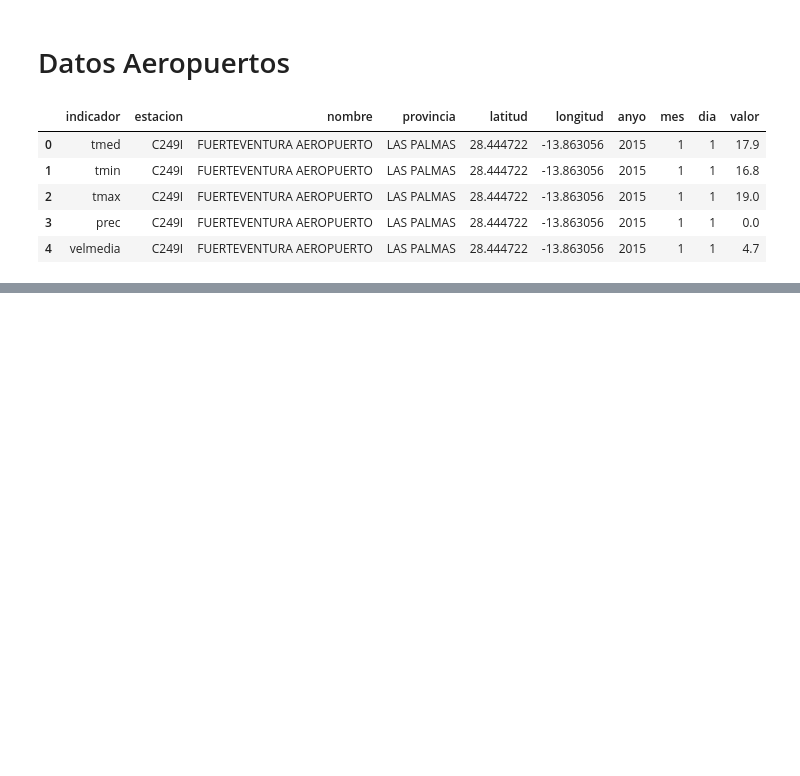
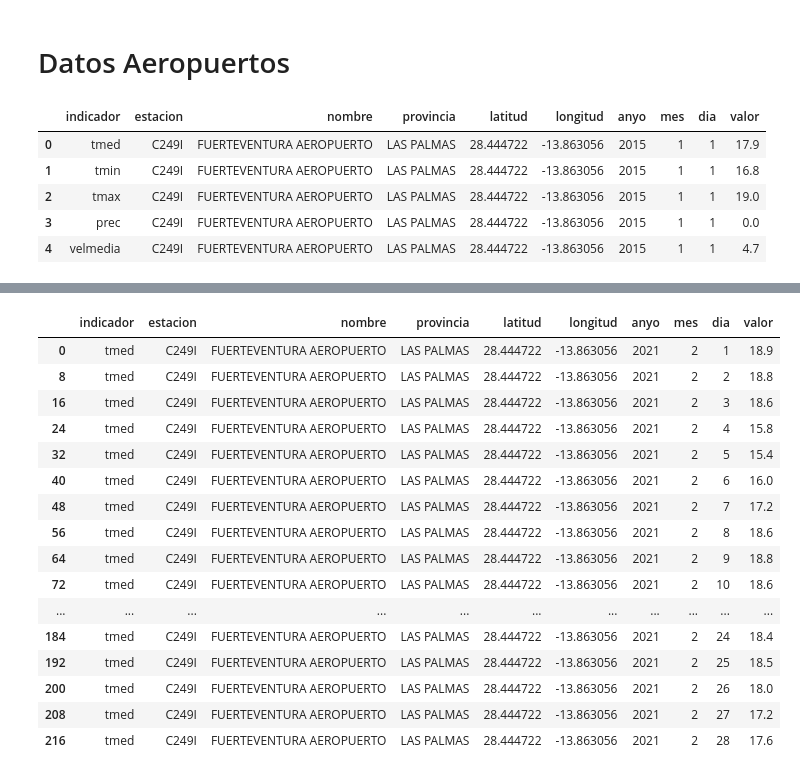
Before and after one commit to miracFence/Datathon-Gran-Canaria, a Jupyter notebook: Smart Destinations/Analisis/CM05.sync.ipynb, the cells around one changed output, grey strips where cells are left out. Cells and saved outputs as stored; diff of their text form; code cells hidden in the pictures; blank space fills up the shorter version.

```diff
--- a/Smart Destinations/Analisis/CM05.sync.ipynb
+++ b/Smart Destinations/Analisis/CM05.sync.ipynb
@@ -95,7 +95,7 @@ combined_amount_dt = combined_amount_dt[combined_amount_dt.indicador != 'presMin
 combined_amount_dt = combined_amount_dt[combined_amount_dt.anyo != 2018]
 combined_amount_dt = combined_amount_dt[combined_amount_dt.mes == 2]
 #combined_amount_dt = combined_amount_dt[combined_amount_dt.index < 465]
-combined_amount_dt = combined_amount_dt.loc[:464]
+combined_amount_dt = combined_amount_dt.iloc[:464]
 #combined_amount_dt.drop(combined_amount_dt.index[240:])
 
 print(combined_amount_dt.describe())
@@ -106,5 +126,24 @@ combined_amount_dt.dtypes
 # %%
-combined_amount_dt.head(30)
+combined_amount_dt= combined_amount_dt.head(28)
+combined_amount_dt
+# %% [output]
+|  | indicador | estacion | nombre | provincia | latitud | longitud | anyo | mes | dia | valor |
+| 0 | tmed | C249I | FUERTEVENTURA AEROPUERTO | LAS PALMAS | 28.444722 | -13.863056 | 2021 | 2 | 1 | 18.9 |
+| 8 | tmed | C249I | FUERTEVENTURA AEROPUERTO | LAS PALMAS | 28.444722 | -13.863056 | 2021 | 2 | 2 | 18.8 |
+| 16 | tmed | C249I | FUERTEVENTURA AEROPUERTO | LAS PALMAS | 28.444722 | -13.863056 | 2021 | 2 | 3 | 18.6 |
+| 24 | tmed | C249I | FUERTEVENTURA AEROPUERTO | LAS PALMAS | 28.444722 | -13.863056 | 2021 | 2 | 4 | 15.8 |
+| 32 | tmed | C249I | FUERTEVENTURA AEROPUERTO | LAS PALMAS | 28.444722 | -13.863056 | 2021 | 2 | 5 | 15.4 |
+| 40 | tmed | C249I | FUERTEVENTURA AEROPUERTO | LAS PALMAS | 28.444722 | -13.863056 | 2021 | 2 | 6 | 16.0 |
+| 48 | tmed | C249I | FUERTEVENTURA AEROPUERTO | LAS PALMAS | 28.444722 | -13.863056 | 2021 | 2 | 7 | 17.2 |
+| 56 | tmed | C249I | FUERTEVENTURA AEROPUERTO | LAS PALMAS | 28.444722 | -13.863056 | 2021 | 2 | 8 | 18.6 |
+| 64 | tmed | C249I | FUERTEVENTURA AEROPUERTO | LAS PALMAS | 28.444722 | -13.863056 | 2021 | 2 | 9 | 18.8 |
+| 72 | tmed | C249I | FUERTEVENTURA AEROPUERTO | LAS PALMAS | 28.444722 | -13.863056 | 2021 | 2 | 10 | 18.6 |
+| ... | ... | ... | ... | ... | ... | ... | ... | ... | ... | ... |
+| 184 | tmed | C249I | FUERTEVENTURA AEROPUERTO | LAS PALMAS | 28.444722 | -13.863056 | 2021 | 2 | 24 | 18.4 |
+| 192 | tmed | C249I | FUERTEVENTURA AEROPUERTO | LAS PALMAS | 28.444722 | -13.863056 | 2021 | 2 | 25 | 18.5 |
+| 200 | tmed | C249I | FUERTEVENTURA AEROPUERTO | LAS PALMAS | 28.444722 | -13.863056 | 2021 | 2 | 26 | 18.0 |
+| 208 | tmed | C249I | FUERTEVENTURA AEROPUERTO | LAS PALMAS | 28.444722 | -13.863056 | 2021 | 2 | 27 | 17.2 |
+| 216 | tmed | C249I | FUERTEVENTURA AEROPUERTO | LAS PALMAS | 28.444722 | -13.863056 | 2021 | 2 | 28 | 17.6 |
 # %%
 fig = plt.figure()
 # syntax for 3-D projection
```
Also changed, not shown: parts of 3 cells of this notebook.
